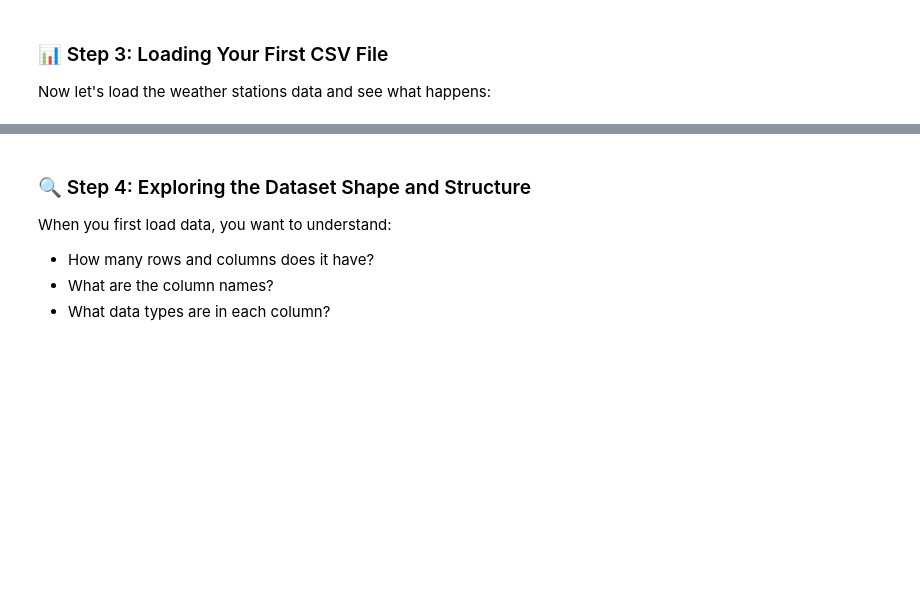
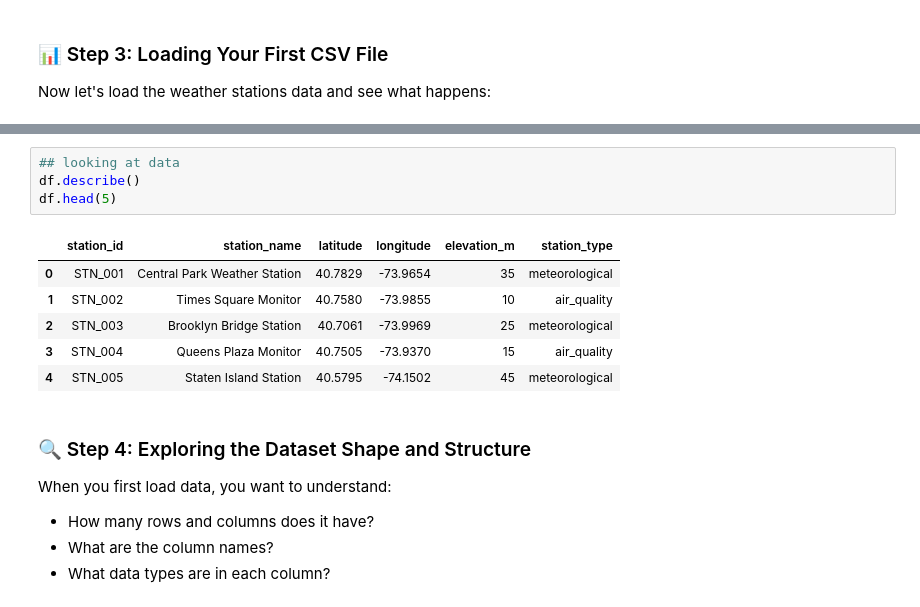
Before and after one commit to tgilbert14/gist604b-python-fa26, a Jupyter notebook: notebooks/pandas/01_function_load_and_explore_gis_data.ipynb, the cells around one changed output, grey strips where cells are left out. Cells and saved outputs as stored; diff of their text form; blank space fills up the shorter version.

```diff
--- a/notebooks/pandas/01_function_load_and_explore_gis_data.ipynb
+++ b/notebooks/pandas/01_function_load_and_explore_gis_data.ipynb
@@ -105,3 +108,14 @@ except Exception as e:
+# %%
+## looking at data
+df.describe()
+df.head(5)
+# %% [output]
+|  | station_id | station_name | latitude | longitude | elevation_m | station_type |
+| 0 | STN_001 | Central Park Weather Station | 40.7829 | -73.9654 | 35 | meteorological |
+| 1 | STN_002 | Times Square Monitor | 40.7580 | -73.9855 | 10 | air_quality |
+| 2 | STN_003 | Brooklyn Bridge Station | 40.7061 | -73.9969 | 25 | meteorological |
+| 3 | STN_004 | Queens Plaza Monitor | 40.7505 | -73.9370 | 15 | air_quality |
+| 4 | STN_005 | Staten Island Station | 40.5795 | -74.1502 | 45 | meteorological |
 # %% [markdown]
 ### 🔍 Step 4: Exploring the Dataset Shape and Structure
 
```
Also changed, not shown: parts of 10 cells of this notebook, 1 other file.
